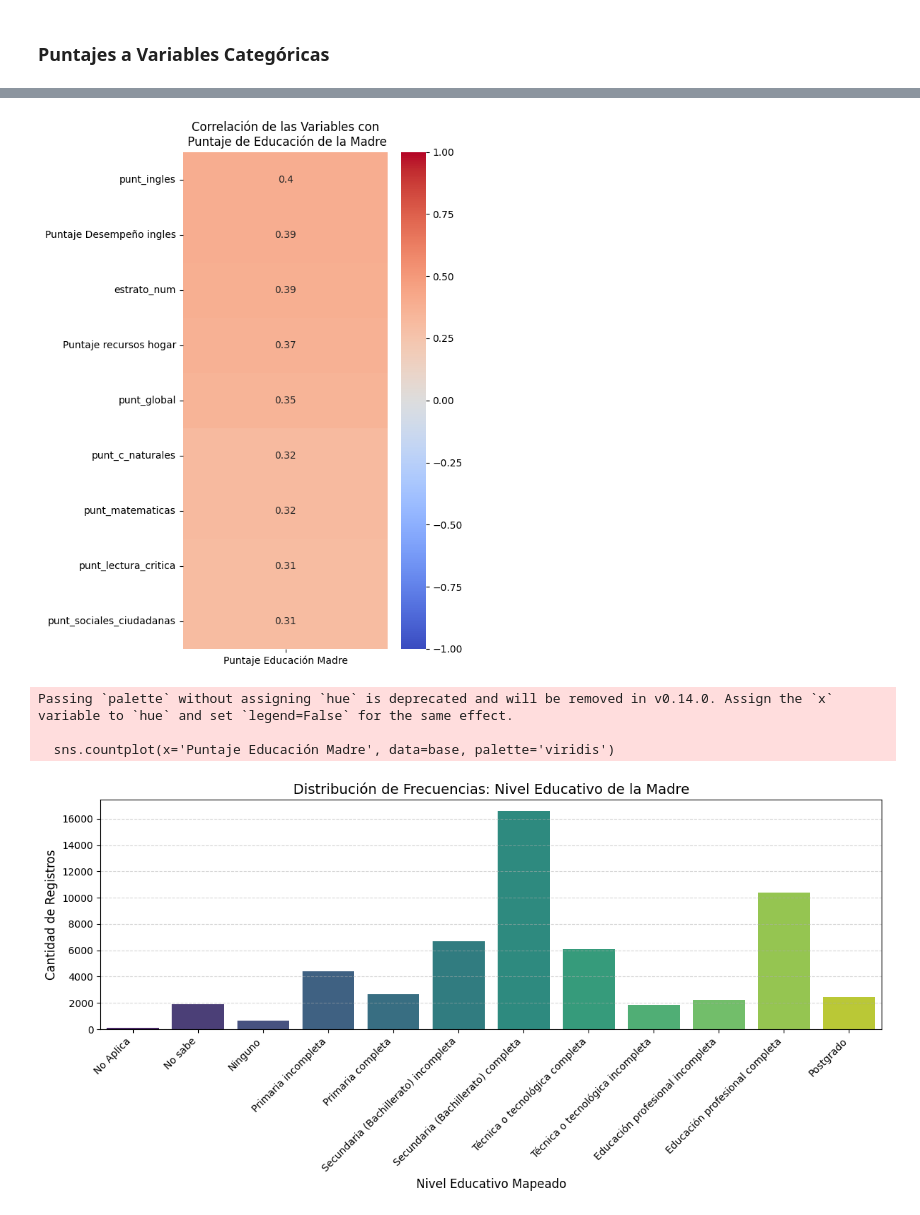
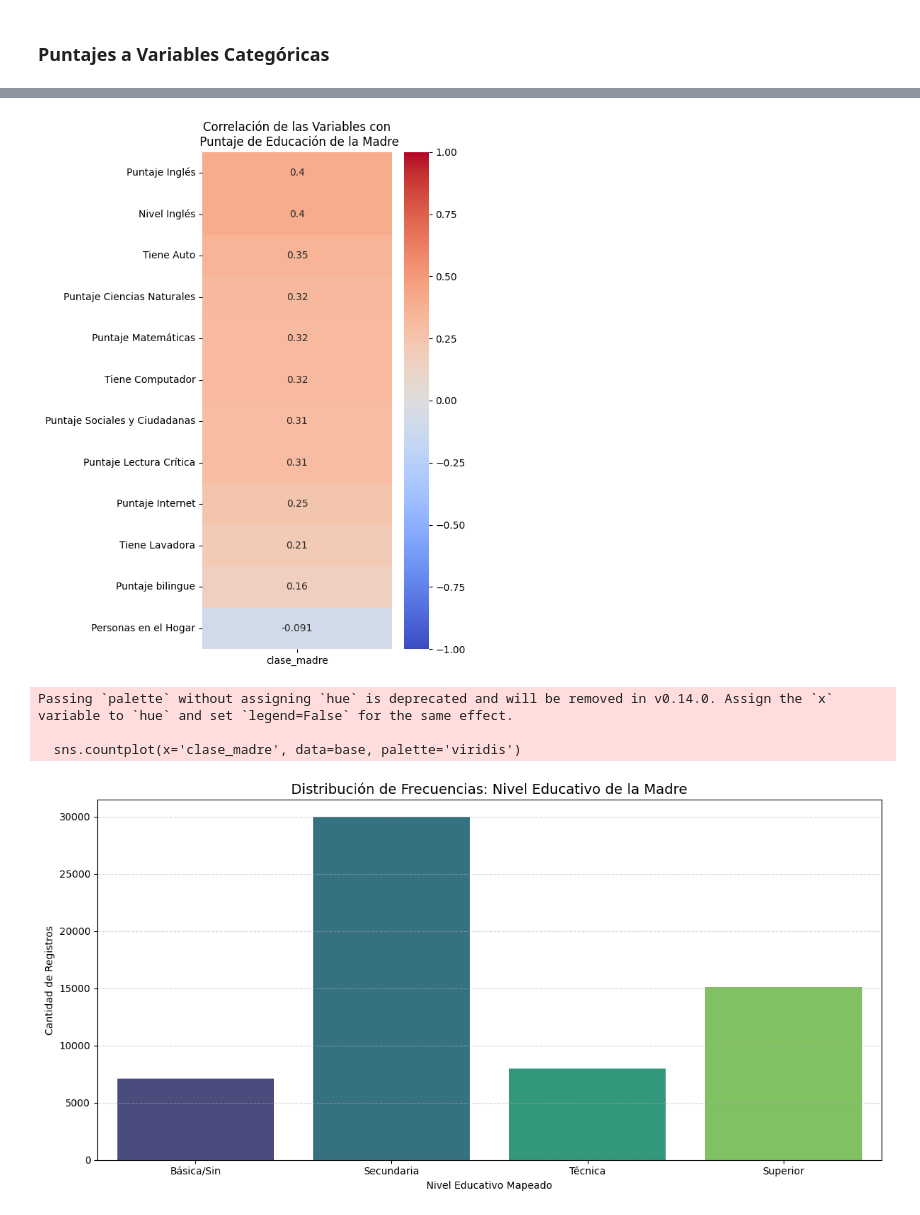
Before and after one commit to juancamilogoomezz/Proyecto-2, a Jupyter notebook: Proyecto 2 - Notebook.ipynb, the cells around one changed output, grey strips where cells are left out. Cells and saved outputs as stored; diff of their text form; code cells hidden in the pictures.

```diff
--- a/Proyecto 2 - Notebook.ipynb
+++ b/Proyecto 2 - Notebook.ipynb
@@ -266,6 +267,7 @@ puntajes["Puntaje Computador"] = puntajes["fami_tienecomputador"].map({"Si": 1,
 
 puntajes["Puntaje Lavadora"] = puntajes["fami_tienelavadora"].map({"Si": 1, "No": 0})
 puntajes["Puntaje Desempeño ingles"] = puntajes["desemp_ingles"].map({"A-":0,"A1": 1, "A2": 2,"B1": 3,"B+": 4})
+puntajes["Puntaje Internet"] = puntajes["fami_tieneinternet"].map({"Si": 1, "No": 0})
 
 
 puntajes["desemp_ingles"].value_counts()
@@ -339,16 +341,7 @@ puntajes_solonum = puntajes.iloc[:, 45:].copy()
 puntajes2020s=puntajes[puntajes["año"].astype(int)>=2020]
 
 
-# Mapear categóricas adicionales que estaban quedando fuera
-puntajes2020s["Puntaje Caracter"] = puntajes2020s["cole_caracter"].map(
-    {"TÉCNICO/ACADÉMICO":1,"ACADÉMICO":2,"TÉCNICO":3,"NO APLICA":4,"Desconocido":0}).fillna(0)
-puntajes2020s["Puntaje Calendario"] = puntajes2020s["cole_calendario"].map(
-    {"A":1,"B":2,"OTROS":3}).fillna(0)
 
-# Interacciones
-puntajes2020s["int_estrato_edu"]   = puntajes2020s["estrato_num"] * puntajes2020s["Puntaje educacion padres"]
-puntajes2020s["int_urbano_estrato"] = puntajes2020s["Puntaje area ubicacion"] * puntajes2020s["estrato_num"]
-puntajes2020s["int_natur_estrato"]  = puntajes2020s["Puntaje Naturaleza"] * puntajes2020s["estrato_num"]
 
 print("Nuevas columnas listas:", ["Puntaje Caracter","Puntaje Calendario",
     "int_estrato_edu","int_urbano_estrato","int_natur_estrato"])
@@ -487,35 +451,40 @@ plt.show()
 # %%
 plt.figure(figsize=(6, 8))
-matriz_completa = base[Conj_num].corr()
+basee=base[Conj_num].copy()
+basee.rename(columns={"punt_ingles": "Puntaje Inglés", "punt_matematicas": "Puntaje Matemáticas"
+                      , "punt_sociales_ciudadanas": "Puntaje Sociales y Ciudadanas", "punt_c_naturales": "Puntaje Ciencias Naturales", "punt_lectura_critica": "Puntaje Lectura Crítica",
+                      "Puntaje Automóvil": "Tiene Auto","Puntaje Computador": "Tiene Computador", "Puntaje Lavadora": "Tiene Lavadora",
+                      "Puntaje Desempeño ingles": "Nivel Inglés","Puntaje Personas Hogar": "Personas en el Hogar"}, inplace=True)
+matriz_completa = basee.corr()
 
 #Solo se usa el puntaje de educacion de la madre
-corr_madre = matriz_completa[["Puntaje Educación Madre"]].drop("Puntaje Educación Madre", axis=0)
-corr_madre_ordenada = corr_madre.sort_values(by="Puntaje Educación Madre", ascending=False)
+corr_madre = matriz_completa[["clase_madre"]].drop("clase_madre", axis=0)
+corr_madre_ordenada = corr_madre.sort_values(by="clase_madre", ascending=False)
 sns.heatmap(corr_madre_ordenada, annot=True, cmap='coolwarm', vmin=-1, vmax=1, cbar=True)
 
 plt.title('Correlación de las Variables con\n Puntaje de Educación de la Madre')
 plt.tight_layout()
 plt.show()
 # %% [output]
-[figure, old version]
+[figure, new version]
 # %%
 plt.figure(figsize=(12, 6))
 
 # Usamos countplot ya que la variable actúa ahora como un indicador entero discreto
-sns.countplot(x='Puntaje Educación Madre', data=base, palette='viridis')
+sns.countplot(x='clase_madre', data=base, palette='viridis')
 plt.title('Distribución de Frecuencias: Nivel Educativo de la Madre', fontsize=14)
-plt.xlabel('Nivel Educativo Mapeado', fontsize=12)
-plt.ylabel('Cantidad de Registros', fontsize=12)
+plt.xlabel('Nivel Educativo Mapeado')
+plt.ylabel('Cantidad de Registros')
 # Cambiar los números del eje X con las categorías originales
-plt.xticks(ticks=range(12), labels=etiquetas_madre, rotation=45, ha='right', fontsize=10)
+plt.xticks(ticks=range(4), labels=etiquetas_madre)
 plt.grid(axis='y', linestyle='--', alpha=0.5)
 plt.tight_layout()
 plt.show()
 # %% [output]
 Passing `palette` without assigning `hue` is deprecated and will be removed in v0.14.0. Assign the `x` variable to `hue` and set `legend=False` for the same effect.
 
-  sns.countplot(x='Puntaje Educación Madre', data=base, palette='viridis')
+  sns.countplot(x='clase_madre', data=base, palette='viridis')
-[figure, old version]
+[figure, new version]
 # %%
 plt.figure(figsize=(12, 7))
 
```
Also changed, not shown: parts of 20 cells of this notebook.
